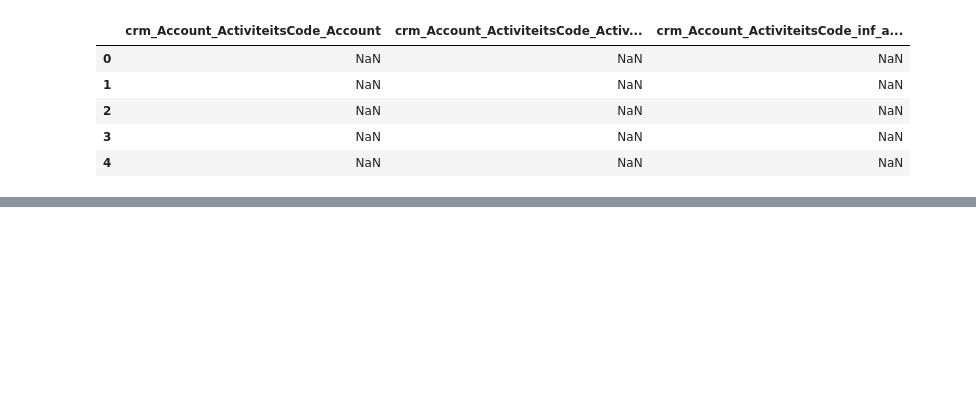
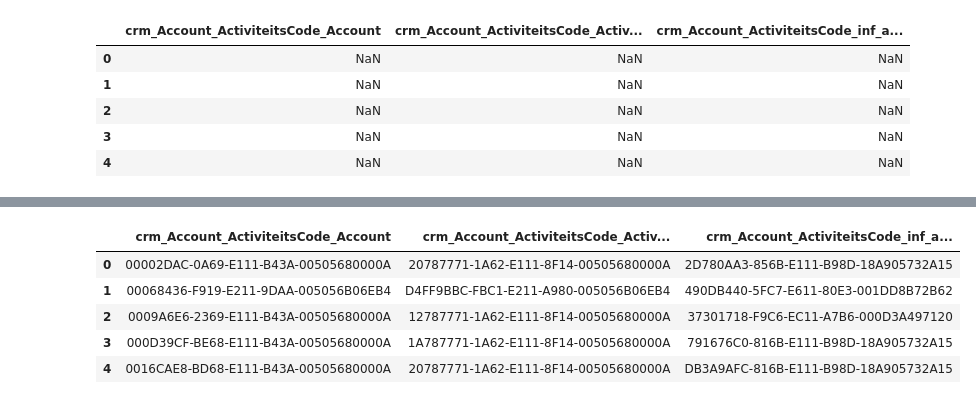
Before and after one commit to Floris-Buyse-FB/Data-Engineering-Project-2, a Jupyter notebook: scripts/AccountActiviteit.ipynb, the cells around one changed output, grey strips where cells are left out. Drawn from its saved outputs; the diff is of its cells as text; code cells hidden in the pictures; blank space fills up the shorter version.

```diff
--- a/scripts/AccountActiviteit.ipynb
+++ b/scripts/AccountActiviteit.ipynb
@@ -37,0 +45,11 @@ memory usage: 458.5+ KB
+# %%
+data.dropna(inplace=True)
+data.reset_index(inplace=True, drop=True)
+data.head()
+# %% [output]
+|  | crm_Account_ActiviteitsCode_Account | crm_Account_ActiviteitsCode_Activ... | crm_Account_ActiviteitsCode_inf_a... |
+| 0 | 00002DAC-0A69-E111-B43A-00505680000A | 20787771-1A62-E111-8F14-00505680000A | 2D780AA3-856B-E111-B98D-18A905732A15 |
+| 1 | 00068436-F919-E211-9DAA-005056B06EB4 | D4FF9BBC-FBC1-E211-A980-005056B06EB4 | 490DB440-5FC7-E611-80E3-001DD8B72B62 |
+| 2 | 0009A6E6-2369-E111-B43A-00505680000A | 12787771-1A62-E111-8F14-00505680000A | 37301718-F9C6-EC11-A7B6-000D3A497120 |
+| 3 | 000D39CF-BE68-E111-B43A-00505680000A | 1A787771-1A62-E111-8F14-00505680000A | 791676C0-816B-E111-B98D-18A905732A15 |
+| 4 | 0016CAE8-BD68-E111-B43A-00505680000A | 20787771-1A62-E111-8F14-00505680000A | DB3A9AFC-816B-E111-B98D-18A905732A15 |
```
Also changed, not shown: parts of 6 cells of this notebook, 11 other files.
